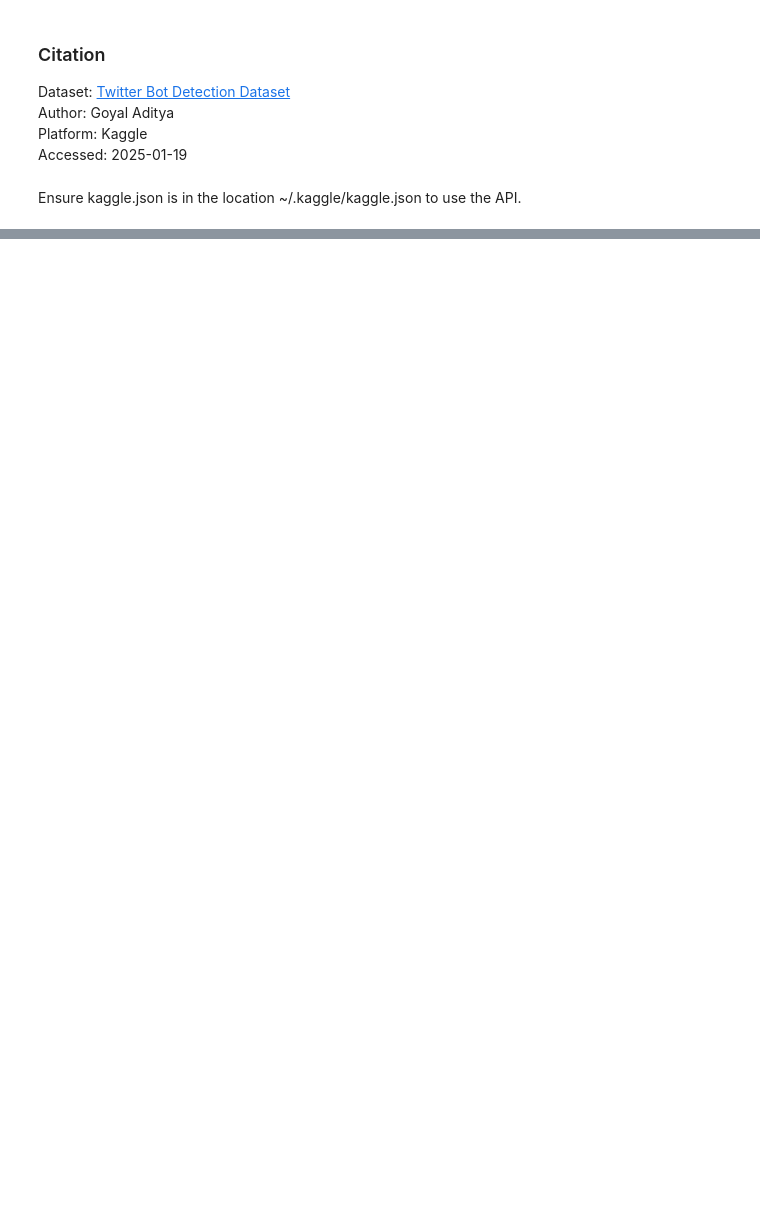
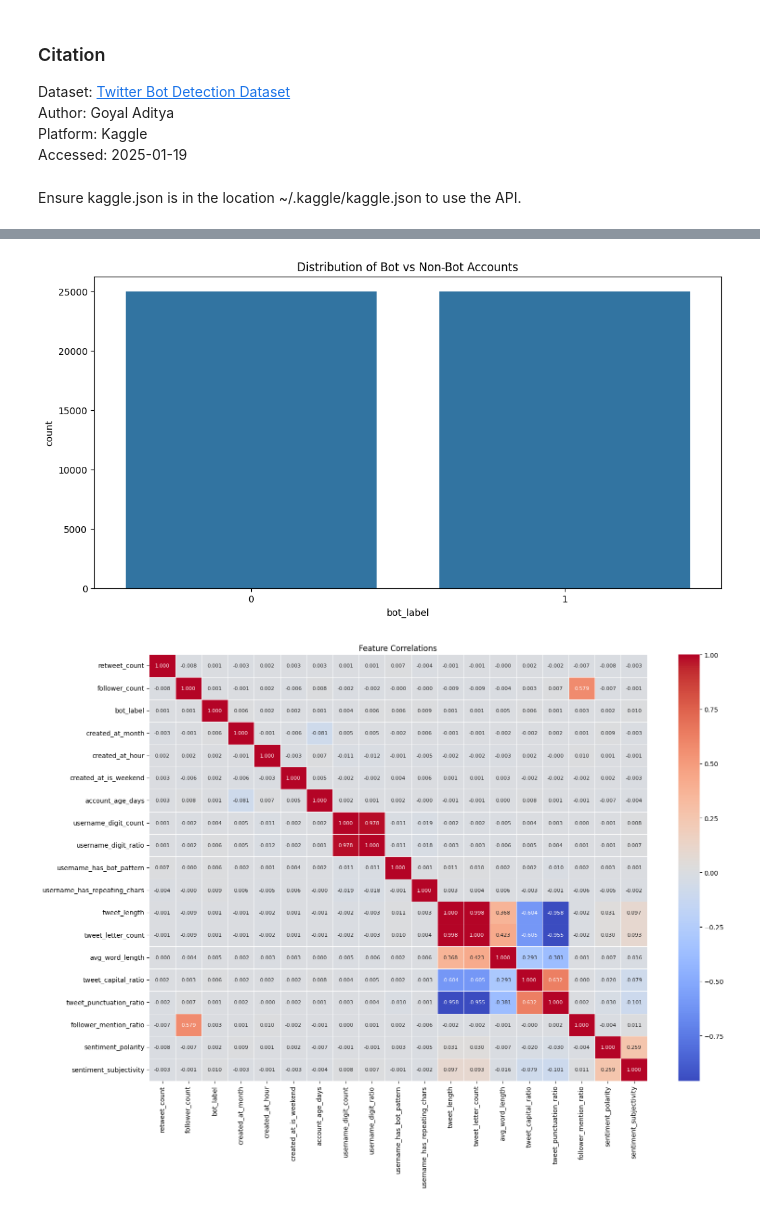
Before and after one commit to 0xRichardH/cu_supervised_learning, a Jupyter notebook: twitter_bot_detection.ipynb, the cells around one changed output, grey strips where cells are left out. Drawn from its saved outputs; the diff is of its cells as text; code cells hidden in the pictures; blank space fills up the shorter version.

```diff
--- a/twitter_bot_detection.ipynb
+++ b/twitter_bot_detection.ipynb
@@ -47,0 +57,2 @@ Please make sure you specified the correct resource identifiers.
+# %%
+df = pd.read_csv(f'{path}/bot_detection_data.csv')
@@ -47,0 +183,2 @@ Please make sure you specified the correct resource identifiers.
+# %%
+df = df.drop(columns=['user_id', 'username', 'tweet', 'location', 'hashtags', 'created_at', 'created_at_date'])
@@ -47,0 +205,27 @@ Please make sure you specified the correct resource identifiers.
+# %%
+df = df.drop(columns=['username_special_char_count', 'tweet_digit_count', 'tweet_punctuation_count', 'tweet_digit_ratio'])
+# %%
+df = df.drop(columns=['tweet_word_count', 'created_at_dayofweek', 'retweet_follower_ratio', 'username_length', 'verified', 'created_at_year', 'username_letter_count', 'verified_follower_ratio', 'mention_tweet_ratio', 'hashtags_length', 'hashtags_letter_count', 'mention_count'])
+# %%
+# Add visualizations
+plt.figure(figsize=(12,6))
+sns.countplot(data=df, x='bot_label')
+plt.title('Distribution of Bot vs Non-Bot Accounts')
+plt.show()
+
+# Correlation heatmap
+plt.figure(figsize=(16,12))
+sns.heatmap(
+    df.corr(),
+    annot=True,
+    cmap='coolwarm',
+    fmt=".3f",
+    linewidths=0.5,
+    annot_kws={"size": 8}
+)
+plt.title('Feature Correlations')
+plt.tight_layout()
+plt.show()
+# %% [output]
+[figure, added]
+[figure, added]
```
Also changed, not shown: parts of 22 cells of this notebook.
